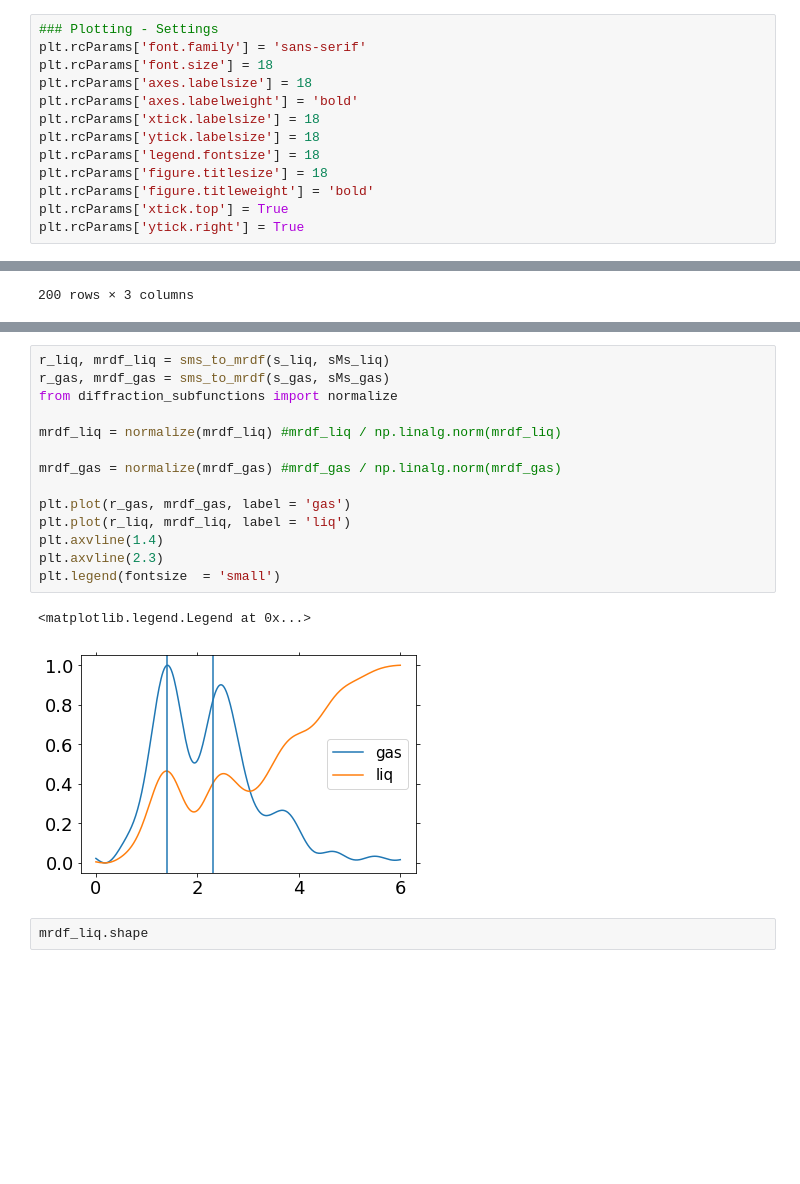
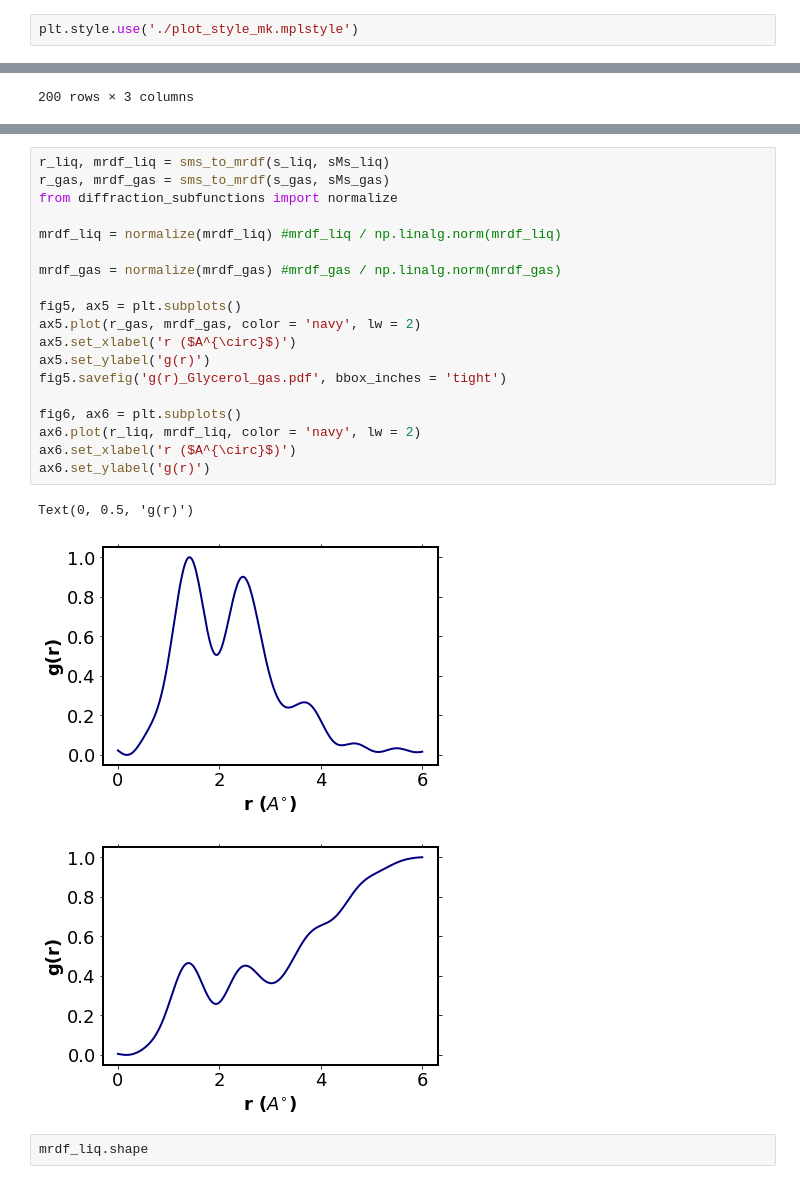
Before and after one commit to meghanad-kayanattil/Electron-diffraction, a Jupyter notebook: Combining gas phase and liquid phase contributions.ipynb, the cells around one changed output, grey strips where cells are left out. Saved outputs shown, nothing was run; the diff lists cells and outputs as text; blank space fills up the shorter version.

```diff
--- a/Combining gas phase and liquid phase contributions.ipynb
+++ b/Combining gas phase and liquid phase contributions.ipynb
@@ -10,16 +8,5 @@ WARNING:silx.opencl.common:Unable to import pyOpenCl. Please install it from: ht
 # %%
-### Plotting - Settings
-plt.rcParams['font.family'] = 'sans-serif'
-plt.rcParams['font.size'] = 18
-plt.rcParams['axes.labelsize'] = 18
-plt.rcParams['axes.labelweight'] = 'bold'
-plt.rcParams['xtick.labelsize'] = 18
-plt.rcParams['ytick.labelsize'] = 18
-plt.rcParams['legend.fontsize'] = 18
-plt.rcParams['figure.titlesize'] = 18
-plt.rcParams['figure.titleweight'] = 'bold'
-plt.rcParams['xtick.top'] = True
-plt.rcParams['ytick.right'] = True
+plt.style.use('./plot_style_mk.mplstyle')
 # %%
 xcen = 391.55 #center of the diffraction
 ycen = 393.03 #center of the diffraction
@@ -117,20 +119,26 @@ plt.ylim([-0.5,1])
 # %%
 r_liq, mrdf_liq = sms_to_mrdf(s_liq, sMs_liq)
 r_gas, mrdf_gas = sms_to_mrdf(s_gas, sMs_gas)
 from diffraction_subfunctions import normalize
 
 mrdf_liq = normalize(mrdf_liq) #mrdf_liq / np.linalg.norm(mrdf_liq)
 
 mrdf_gas = normalize(mrdf_gas) #mrdf_gas / np.linalg.norm(mrdf_gas)
 
-plt.plot(r_gas, mrdf_gas, label = 'gas')
-plt.plot(r_liq, mrdf_liq, label = 'liq')
-plt.axvline(1.4)
-plt.axvline(2.3)
-plt.legend(fontsize  = 'small')
+fig5, ax5 = plt.subplots()
+ax5.plot(r_gas, mrdf_gas, color = 'navy', lw = 2)
+ax5.set_xlabel('r ($A^{\circ}$)')
+ax5.set_ylabel('g(r)')
+fig5.savefig('g(r)_Glycerol_gas.pdf', bbox_inches = 'tight')
+
+fig6, ax6 = plt.subplots()
+ax6.plot(r_liq, mrdf_liq, color = 'navy', lw = 2)
+ax6.set_xlabel('r ($A^{\circ}$)')
+ax6.set_ylabel('g(r)')
 # %% [output]
-<matplotlib.legend.Legend at 0x...>
+Text(0, 0.5, 'g(r)')
-[figure, old version]
+[figure, new version]
+[figure, added]
 # %%
 mrdf_liq.shape
 # %% [output]
```
Also changed, not shown: parts of 3 cells of this notebook, 10 other files.
